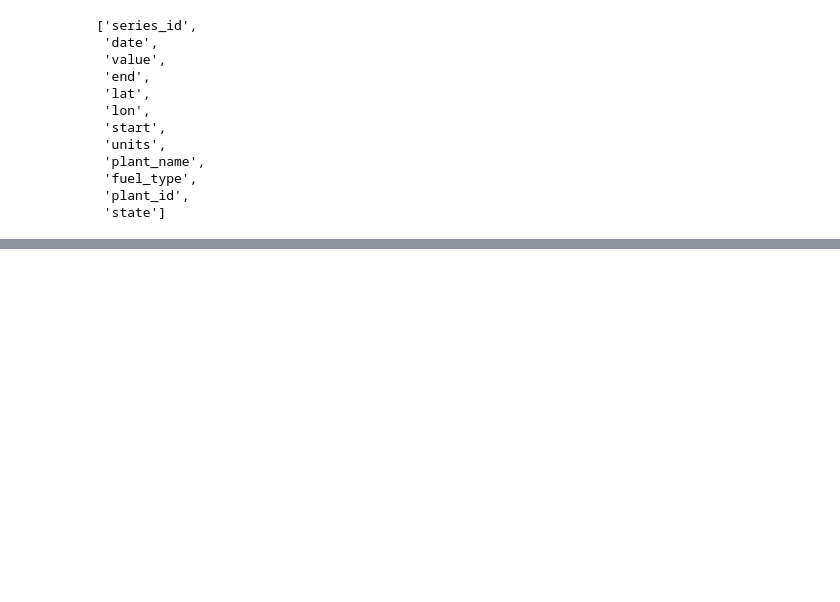
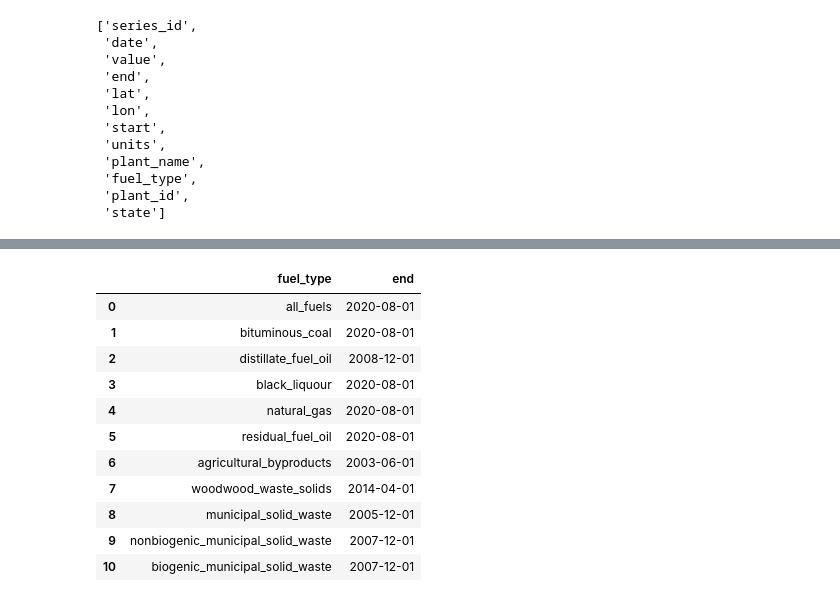
Before and after one commit to john-grando/eia-data-analysis, a Jupyter notebook: app/Notebooks/plant_level_clustering.ipynb, the cells around one changed output, grey strips where cells are left out. Drawn from its saved outputs; the diff is of its cells as text; code cells hidden in the pictures; blank space fills up the shorter version.

```diff
--- a/app/Notebooks/plant_level_clustering.ipynb
+++ b/app/Notebooks/plant_level_clustering.ipynb
@@ -115,0 +165,18 @@ electricity_df.limit(10).toPandas().head(5)
+# %%
+plant_test_df\
+    .select("fuel_type", "end")\
+    .distinct()\
+    .toPandas()
+# %% [output]
+|  | fuel_type | end |
+| 0 | all_fuels | 2020-08-01 |
+| 1 | bituminous_coal | 2020-08-01 |
+| 2 | distillate_fuel_oil | 2008-12-01 |
+| 3 | black_liquour | 2020-08-01 |
+| 4 | natural_gas | 2020-08-01 |
+| 5 | residual_fuel_oil | 2020-08-01 |
+| 6 | agricultural_byproducts | 2003-06-01 |
+| 7 | woodwood_waste_solids | 2014-04-01 |
+| 8 | municipal_solid_waste | 2005-12-01 |
+| 9 | nonbiogenic_municipal_solid_waste | 2007-12-01 |
+| 10 | biogenic_municipal_solid_waste | 2007-12-01 |
```
Also changed, not shown: parts of 13 cells of this notebook, 7 other files.
